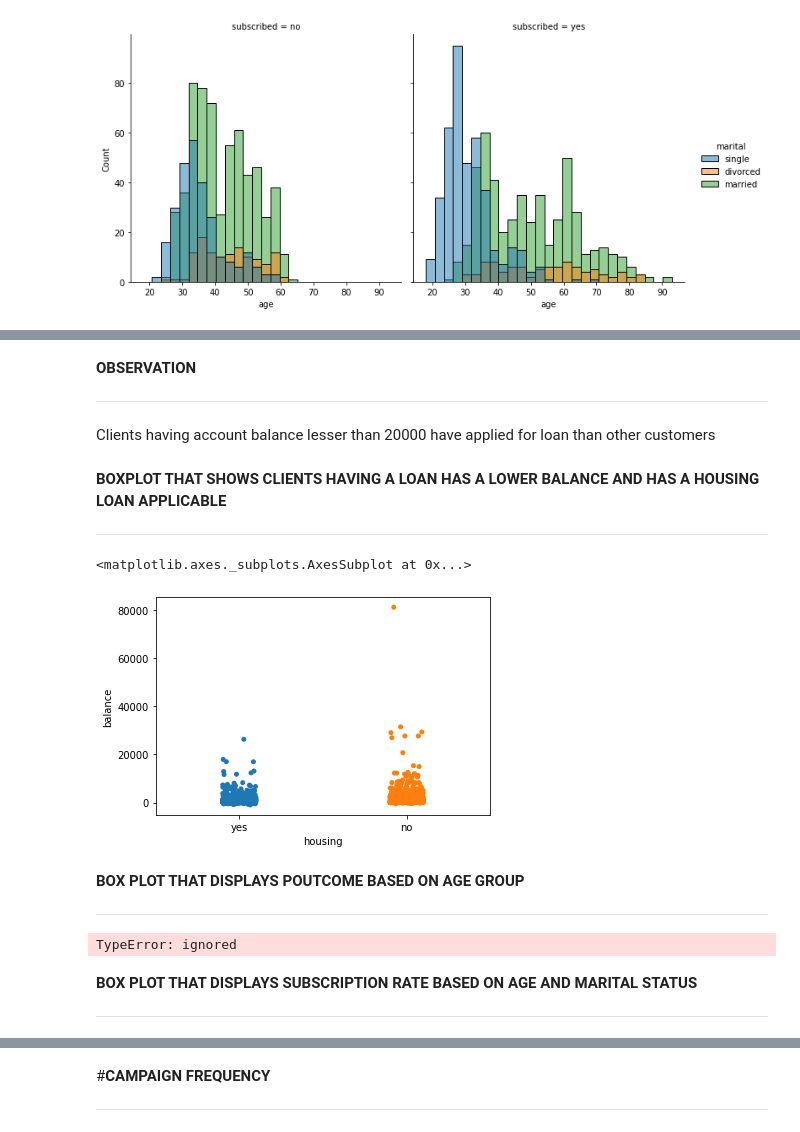
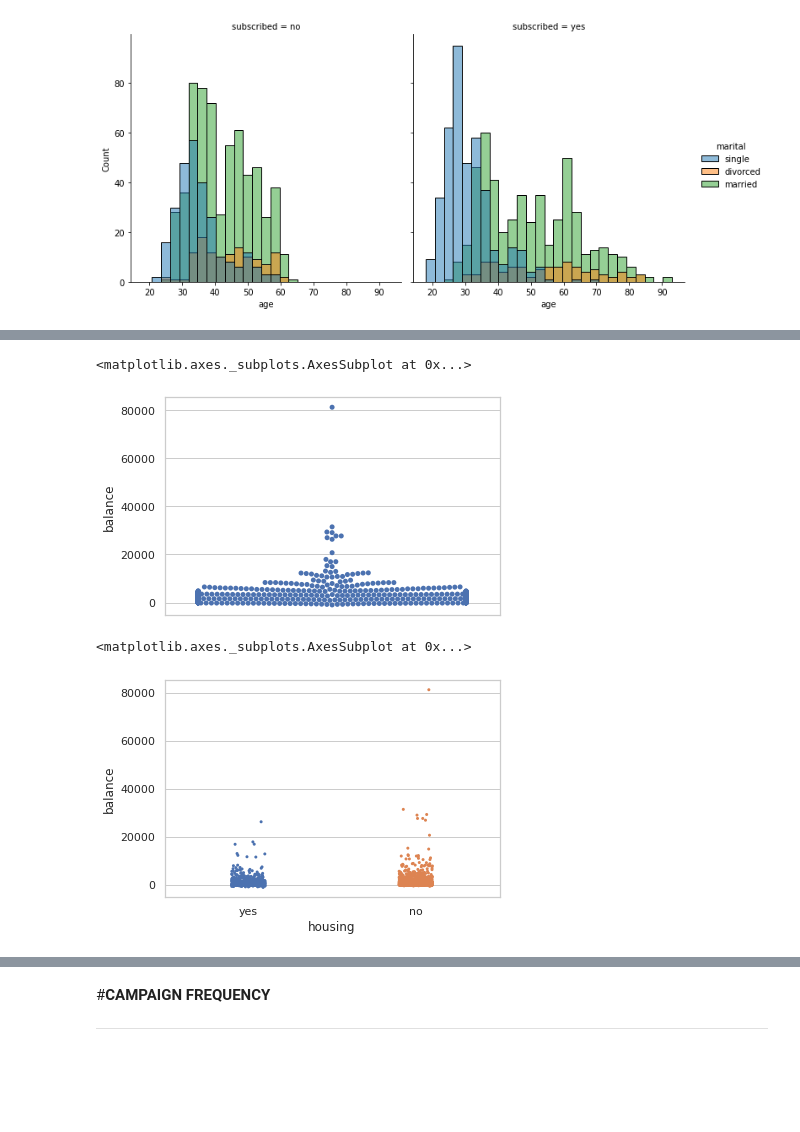
Before and after one commit to riyajoe/Data-Mining-Task, a Jupyter notebook: etivity1.ipynb, the cells around one changed output, grey strips where cells are left out. Drawn from its saved outputs; the diff is of its cells as text; code cells hidden in the pictures; blank space fills up the shorter version.

```diff
--- a/etivity1.ipynb
+++ b/etivity1.ipynb
@@ -152,4 +221,6 @@ sns.displot(x="age",hue="marital",col="subscribed",data=df)
 <seaborn.axisgrid.FacetGrid at 0x...>
 [figure]
 # %%
-sns.swarmplot(x="marital",data=df)
+sns.set_theme(style="whitegrid")
+sns.swarmplot(y="balance",x="marital",data=df,s=4
+              )
@@ -156,35 +230,11 @@ sns.swarmplot(x="marital",data=df)
 # %%
 
-sns.barplot(x='education', y='age', data=df,hue='marital')
+sns.swarmplot(y='balance', data=df,orient='v')
+# %% [output]
+<matplotlib.axes._subplots.AxesSubplot at 0x...>
+[figure, added]
-# %% [markdown]
-**OBSERVATION**
-
----
-
-Clients having account balance lesser than 20000 have applied for loan than other customers
-# %% [markdown]
-**BOXPLOT THAT SHOWS CLIENTS HAVING A LOAN HAS A LOWER BALANCE AND HAS A HOUSING LOAN APPLICABLE**
-
-
----
 # %%
-sns.stripplot(x='housing', y='balance',data=df)
+sns.stripplot(x='housing', y='balance',data=df,s=3)
 # %% [output]
 <matplotlib.axes._subplots.AxesSubplot at 0x...>
-[figure, old version]
+[figure, new version]
-# %% [markdown]
-**BOX PLOT THAT DISPLAYS POUTCOME BASED ON AGE GROUP**
-
-
----
-# %%
-sns.boxplot(x='subscribed', y='age',hue='default', data=df)
-plt.title('Distribution of poutcome(if campaign is a success or failure) based on age')
-plt.suptitle('')
-plt.show()
-# %% [output]
-TypeError: ignored
-# %% [markdown]
-**BOX PLOT THAT DISPLAYS SUBSCRIPTION RATE BASED ON AGE AND MARITAL STATUS**
-
----
```
Also changed, not shown: parts of 13 cells of this notebook.
